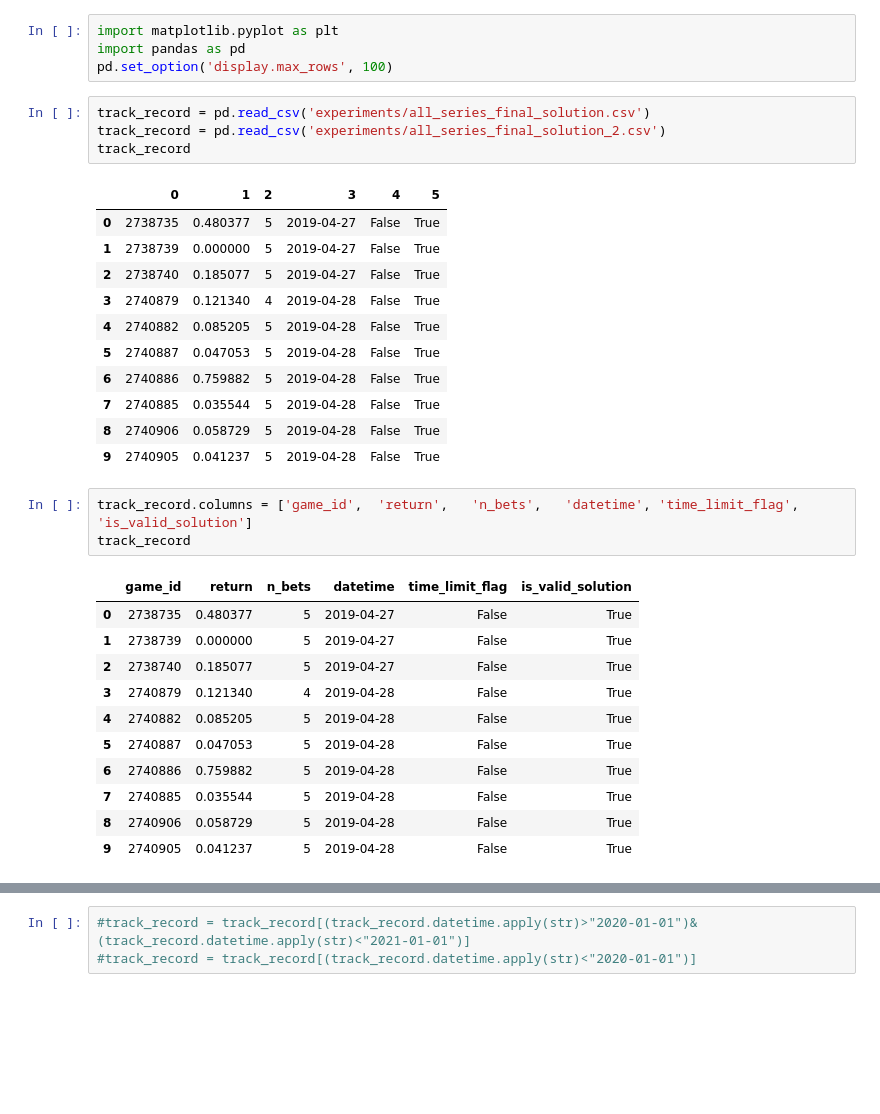
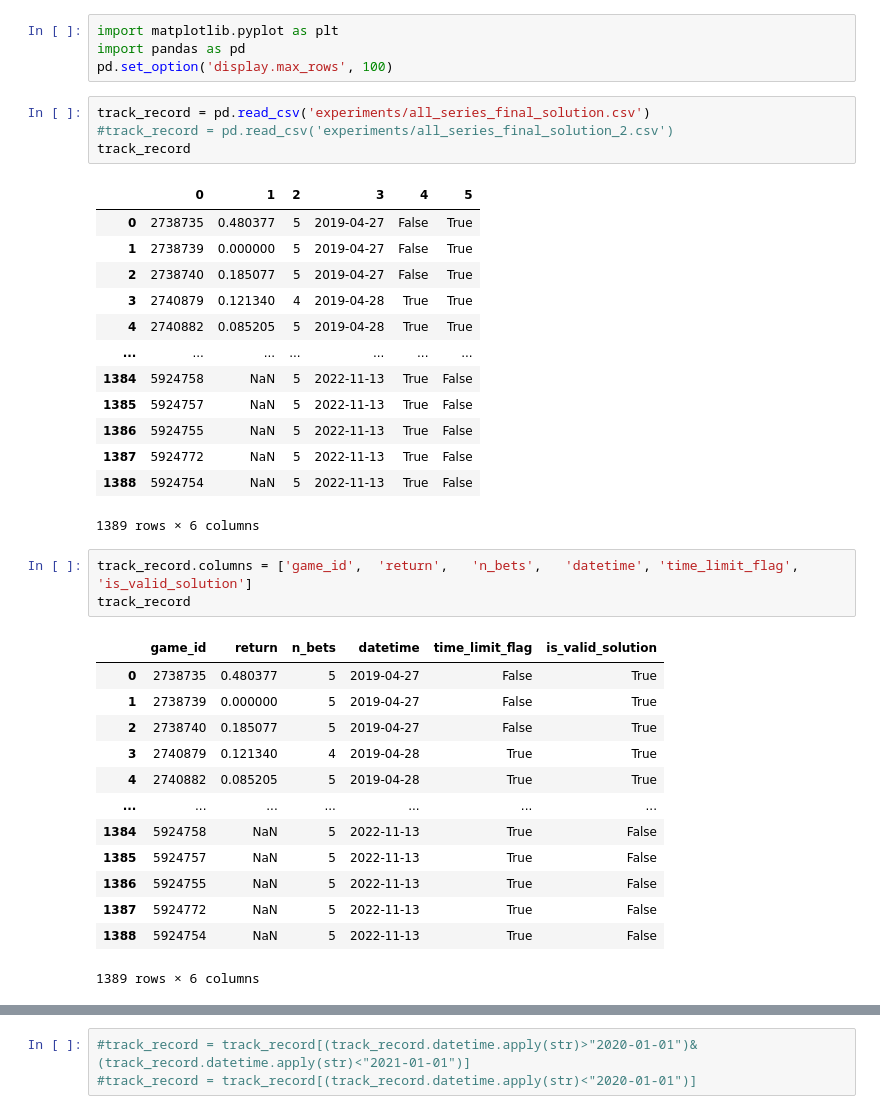
Before and after one commit to MarcosAugusto47/soccer-betting-strategy, a Jupyter notebook: notebook_plot.ipynb, the cells around one changed output, grey strips where cells are left out. Drawn from its saved outputs; the diff is of its cells as text; blank space fills up the shorter version.

```diff
--- a/notebook_plot.ipynb
+++ b/notebook_plot.ipynb
@@ -4,20 +4,22 @@ import pandas as pd
 pd.set_option('display.max_rows', 100)
 # %%
 track_record = pd.read_csv('experiments/all_series_final_solution.csv')
-track_record = pd.read_csv('experiments/all_series_final_solution_2.csv')
+#track_record = pd.read_csv('experiments/all_series_final_solution_2.csv')
 track_record
 # %% [output]
 |  | 0 | 1 | 2 | 3 | 4 | 5 |
 | 0 | 2738735 | 0.480377 | 5 | 2019-04-27 | False | True |
 | 1 | 2738739 | 0.000000 | 5 | 2019-04-27 | False | True |
 | 2 | 2738740 | 0.185077 | 5 | 2019-04-27 | False | True |
-| 3 | 2740879 | 0.121340 | 4 | 2019-04-28 | False | True |
-| 4 | 2740882 | 0.085205 | 5 | 2019-04-28 | False | True |
-| 5 | 2740887 | 0.047053 | 5 | 2019-04-28 | False | True |
-| 6 | 2740886 | 0.759882 | 5 | 2019-04-28 | False | True |
-| 7 | 2740885 | 0.035544 | 5 | 2019-04-28 | False | True |
-| 8 | 2740906 | 0.058729 | 5 | 2019-04-28 | False | True |
-| 9 | 2740905 | 0.041237 | 5 | 2019-04-28 | False | True |
+| 3 | 2740879 | 0.121340 | 4 | 2019-04-28 | True | True |
+| 4 | 2740882 | 0.085205 | 5 | 2019-04-28 | True | True |
+| ... | ... | ... | ... | ... | ... | ... |
+| 1384 | 5924758 | NaN | 5 | 2022-11-13 | True | False |
+| 1385 | 5924757 | NaN | 5 | 2022-11-13 | True | False |
+| 1386 | 5924755 | NaN | 5 | 2022-11-13 | True | False |
+| 1387 | 5924772 | NaN | 5 | 2022-11-13 | True | False |
+| 1388 | 5924754 | NaN | 5 | 2022-11-13 | True | False |
+1389 rows × 6 columns
 # %%
 track_record.columns = ['game_id',	'return',	'n_bets',	'datetime',	'time_limit_flag', 'is_valid_solution']
 track_record
@@ -26,13 +28,15 @@ track_record
 | 0 | 2738735 | 0.480377 | 5 | 2019-04-27 | False | True |
 | 1 | 2738739 | 0.000000 | 5 | 2019-04-27 | False | True |
 | 2 | 2738740 | 0.185077 | 5 | 2019-04-27 | False | True |
-| 3 | 2740879 | 0.121340 | 4 | 2019-04-28 | False | True |
-| 4 | 2740882 | 0.085205 | 5 | 2019-04-28 | False | True |
-| 5 | 2740887 | 0.047053 | 5 | 2019-04-28 | False | True |
-| 6 | 2740886 | 0.759882 | 5 | 2019-04-28 | False | True |
-| 7 | 2740885 | 0.035544 | 5 | 2019-04-28 | False | True |
-| 8 | 2740906 | 0.058729 | 5 | 2019-04-28 | False | True |
-| 9 | 2740905 | 0.041237 | 5 | 2019-04-28 | False | True |
+| 3 | 2740879 | 0.121340 | 4 | 2019-04-28 | True | True |
+| 4 | 2740882 | 0.085205 | 5 | 2019-04-28 | True | True |
+| ... | ... | ... | ... | ... | ... | ... |
+| 1384 | 5924758 | NaN | 5 | 2022-11-13 | True | False |
+| 1385 | 5924757 | NaN | 5 | 2022-11-13 | True | False |
+| 1386 | 5924755 | NaN | 5 | 2022-11-13 | True | False |
+| 1387 | 5924772 | NaN | 5 | 2022-11-13 | True | False |
+| 1388 | 5924754 | NaN | 5 | 2022-11-13 | True | False |
+1389 rows × 6 columns
 # %%
 track_record.head(10)
 # %% [output]
```
Also changed, not shown: parts of 9 cells of this notebook, 1 other file.
